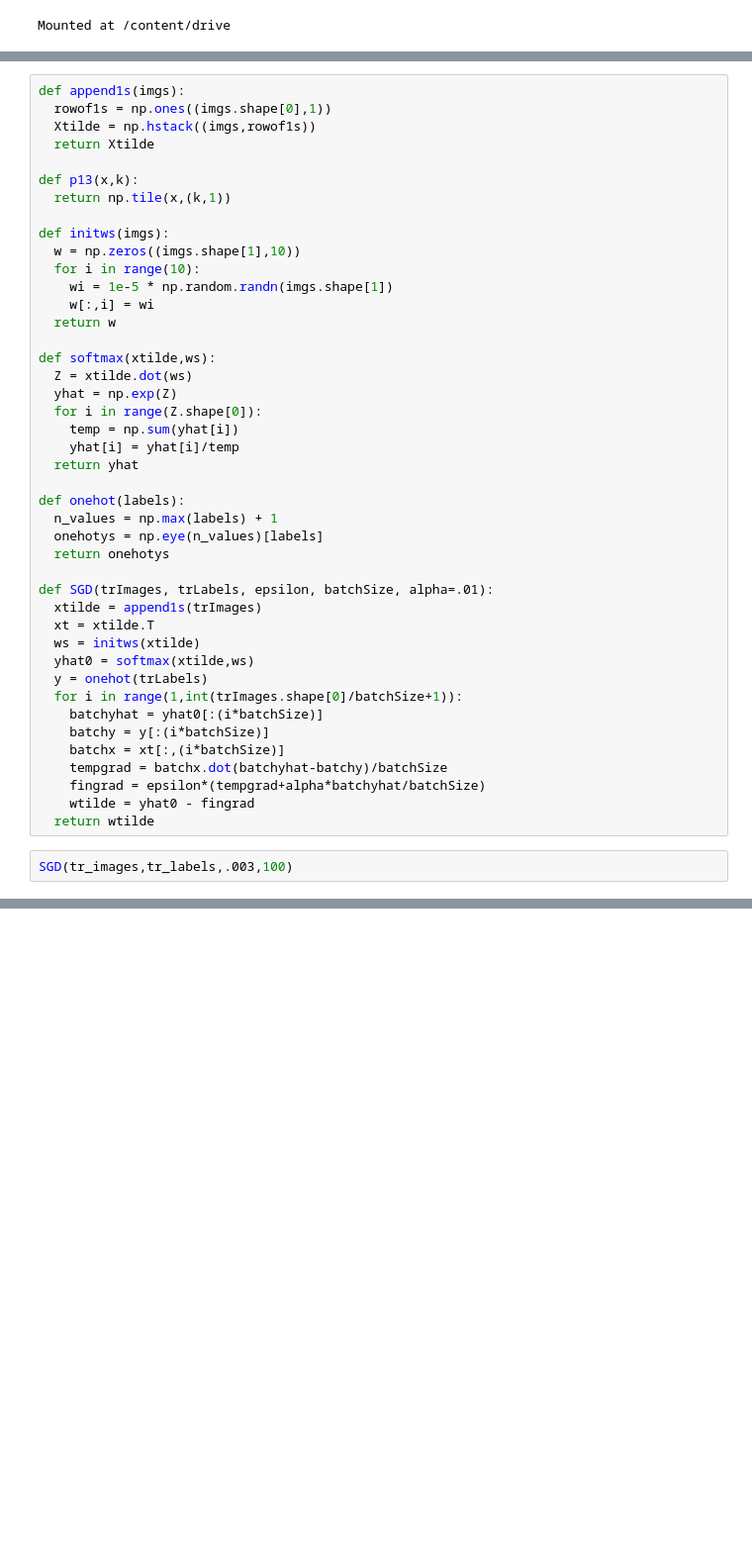
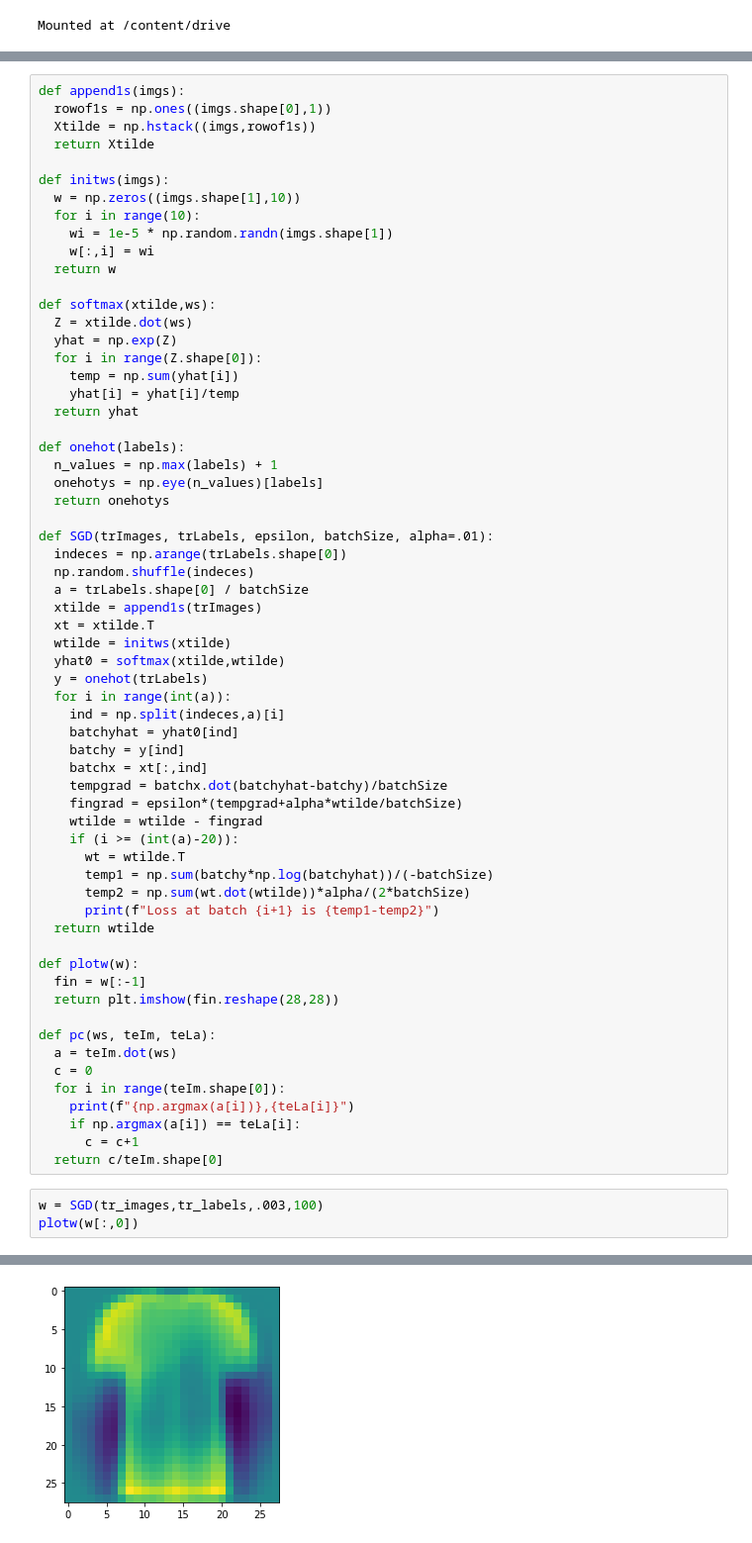
Before and after one commit to ykamen/CS4342, a Jupyter notebook: CS4342_HW3.ipynb, the cells around one changed output, grey strips where cells are left out. Shown: that part at 99% size. Cells and saved outputs as stored; diff of their text form; blank space fills up the shorter version.

```diff
--- a/CS4342_HW3.ipynb
+++ b/CS4342_HW3.ipynb
@@ -16,9 +18,6 @@ def append1s(imgs):
   rowof1s = np.ones((imgs.shape[0],1))
   Xtilde = np.hstack((imgs,rowof1s))
   return Xtilde
-
-def p13(x,k):
-  return np.tile(x,(k,1))
 
 def initws(imgs):
   w = np.zeros((imgs.shape[1],10))
@@ -41,19 +40,42 @@ def onehot(labels):
   return onehotys
 
 def SGD(trImages, trLabels, epsilon, batchSize, alpha=.01):
+  indeces = np.arange(trLabels.shape[0])
+  np.random.shuffle(indeces)
+  a = trLabels.shape[0] / batchSize
   xtilde = append1s(trImages)
   xt = xtilde.T
-  ws = initws(xtilde)
-  yhat0 = softmax(xtilde,ws)
+  wtilde = initws(xtilde)
+  yhat0 = softmax(xtilde,wtilde)
   y = onehot(trLabels)
-  for i in range(1,int(trImages.shape[0]/batchSize+1)):
-    batchyhat = yhat0[:(i*batchSize)]
-    batchy = y[:(i*batchSize)]
-    batchx = xt[:,(i*batchSize)]
+  for i in range(int(a)):
+    ind = np.split(indeces,a)[i]
+    batchyhat = yhat0[ind]
+    batchy = y[ind]
+    batchx = xt[:,ind]
     tempgrad = batchx.dot(batchyhat-batchy)/batchSize
-    fingrad = epsilon*(tempgrad+alpha*batchyhat/batchSize)
-    wtilde = yhat0 - fingrad
+    fingrad = epsilon*(tempgrad+alpha*wtilde/batchSize)
+    wtilde = wtilde - fingrad
+    if (i >= (int(a)-20)):
+      wt = wtilde.T
+      temp1 = np.sum(batchy*np.log(batchyhat))/(-batchSize)
+      temp2 = np.sum(wt.dot(wtilde))*alpha/(2*batchSize)
+      print(f"Loss at batch {i+1} is {temp1-temp2}")
   return wtilde
+
+def plotw(w):
+  fin = w[:-1]
+  return plt.imshow(fin.reshape(28,28))
+
+def pc(ws, teIm, teLa):
+  a = teIm.dot(ws)
+  c = 0
+  for i in range(teIm.shape[0]):
+    print(f"{np.argmax(a[i])},{teLa[i]}")
+    if np.argmax(a[i]) == teLa[i]:
+      c = c+1
+  return c/teIm.shape[0]
 # %%
-SGD(tr_images,tr_labels,.003,100)
+w = SGD(tr_images,tr_labels,.003,100)
+plotw(w[:,0])
 # %% [output]
@@ -60,0 +100 @@ ValueError: ignored
+[figure, added]
```
Also changed, not shown: parts of 12 cells of this notebook.
